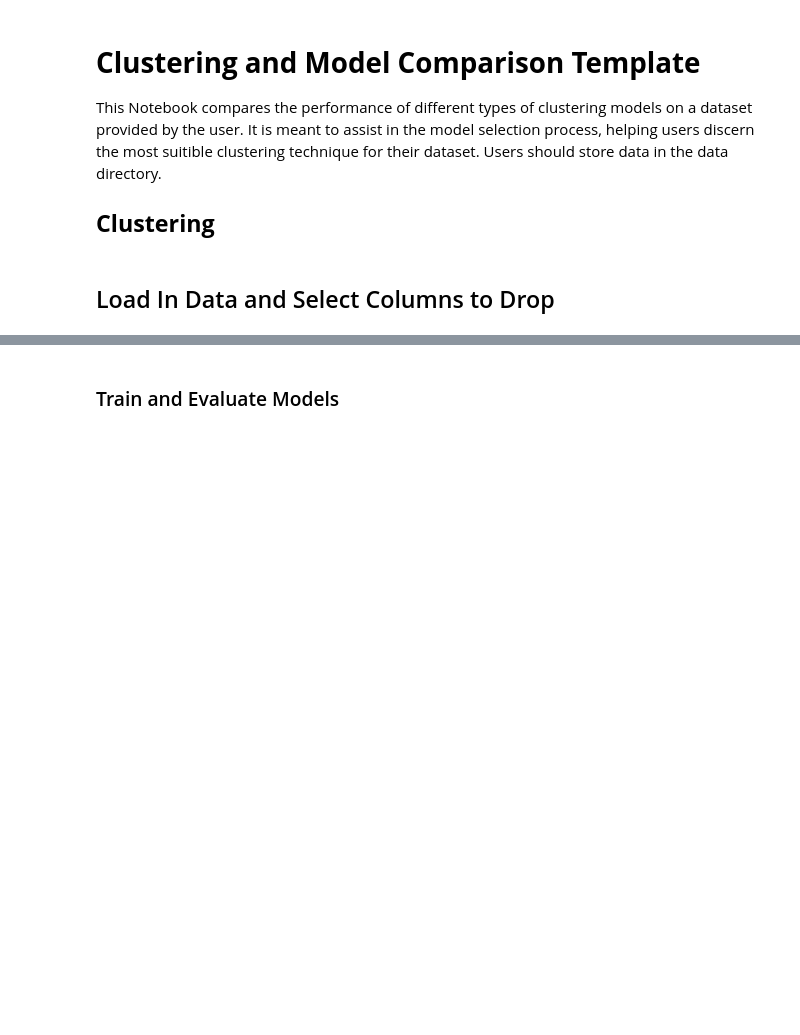
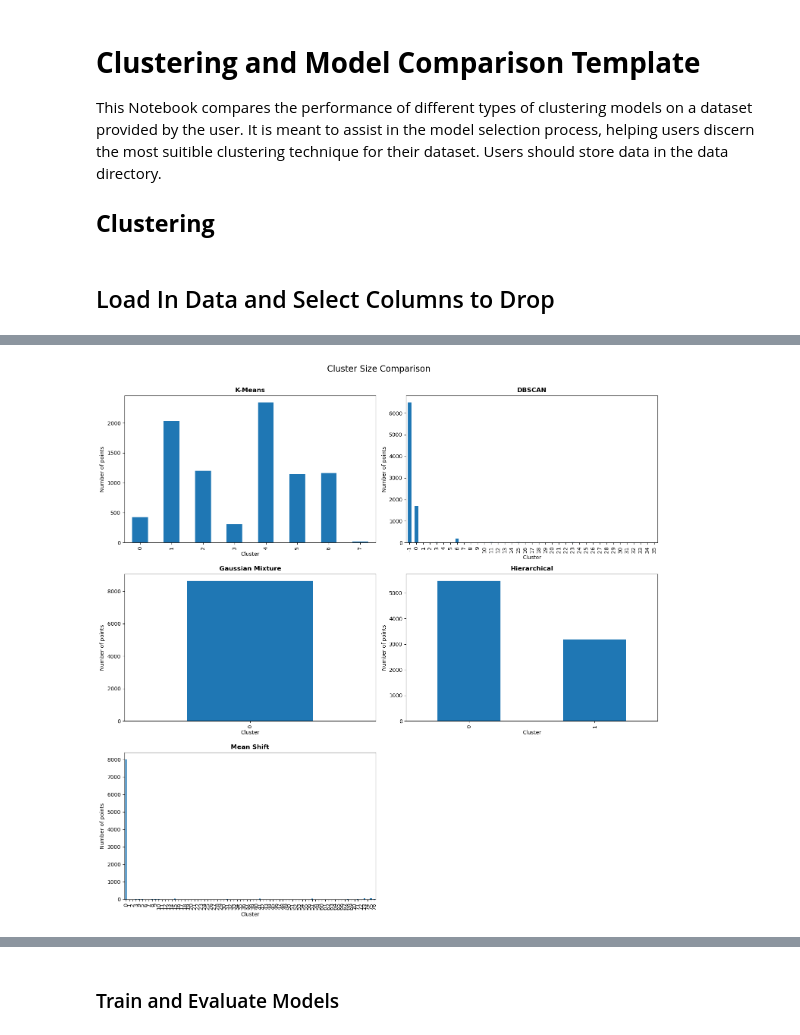
Before and after one commit to payumba-polydelta/regression-technique-comparison-template, a Jupyter notebook: clustering_template.ipynb, the cells around one changed output, grey strips where cells are left out. Saved outputs shown, nothing was run; the diff lists cells and outputs as text; code cells hidden in the pictures; blank space fills up the shorter version.

```diff
--- a/clustering_template.ipynb
+++ b/clustering_template.ipynb
@@ -63,20 +385,0 @@ data_df = load_data()
-# %%
-def preprocess_data(df: pd.DataFrame) -> np.ndarray:
-    """
-    Preprocesses the data for clustering.
-
-    Args:
-        df (pd.DataFrame): Input dataframe
-    Returns:
-        np.ndarray: Preprocessed data ready for clustering
-    """
-    # Handle missing values
-    df = df.dropna()
-
-    # Scale the features
-    scaler = StandardScaler()
-    scaled_data = scaler.fit_transform(df)
-
-    return scaled_data
-
-X = preprocess_data(data_df)
@@ -207,0 +779,62 @@ clustering_models = {
+# %%
+def plot_cluster_sizes_comparison(results):
+    n_models = len(results)
+    n_rows = math.ceil(n_models / 2)
+    fig, axes = plt.subplots(n_rows, 2, figsize=(15, 5*n_rows), squeeze=False)
+    fig.suptitle("Cluster Size Comparison", fontsize=16)
+
+    for i, (model_name, model_data) in enumerate(results.items()):
+        row = i // 2
+        col = i % 2
+        sizes = model_data['cluster_sizes']
+        ax = axes[row, col]
+        sizes.plot(kind='bar', ax=ax)
+        ax.set_title(model_name, fontweight = 'bold')
+        ax.set_xlabel("Cluster")
+        ax.set_ylabel("Number of points")
+
+    # Remove any unused subplots
+    for i in range(n_models, n_rows*2):
+        fig.delaxes(axes[i//2, i%2])
+
+    plt.tight_layout(rect=[0, 0, 1, 0.975])
+    plt.show()
+
+
+def plot_2d_clusters_comparison(results):
+    n_models = len(results)
+    n_rows = math.ceil(n_models / 2)
+    fig, axes = plt.subplots(n_rows, 2, figsize=(15, 6*n_rows), squeeze=False)
+    fig.suptitle("2D Visualization of Clusters", fontsize=16)
+
+    for i, (model_name, model_data) in enumerate(results.items()):
+        row = i // 2
+        col = i % 2
+        ax = axes[row, col]
+        scatter = ax.scatter(model_data['X_pca'][:, 0], model_data['X_pca'][:, 1],
+                             c=model_data['cluster_assignments'], cmap='viridis')
+        ax.set_title(model_name, fontweight = 'bold')
+        ax.set_xlabel("First Principal Component")
+        ax.set_ylabel("Second Principal Component")
+
+        # Add a color bar with a more descriptive label
+        cbar = plt.colorbar(scatter, ax=ax)
+        cbar.set_label('Cluster Assignment', rotation=270, labelpad=15)
+
+        # Adjust color bar ticks to show only integer values
+        n_clusters = len(np.unique(model_data['cluster_assignments']))
+        cbar.set_ticks(range(n_clusters))
+        cbar.set_ticklabels(range(n_clusters))
+
+    # Remove any unused subplots
+    for i in range(n_models, n_rows*2):
+        fig.delaxes(axes[i//2, i%2])
+
+    plt.tight_layout(rect=[0, 0, 1, 0.975])
+    plt.show()
+
+
+plot_cluster_sizes_comparison(results)
+plot_2d_clusters_comparison(results)
+# %% [output]
+[figure, added]
```
Also changed, not shown: parts of 29 cells of this notebook, 1 other file.
